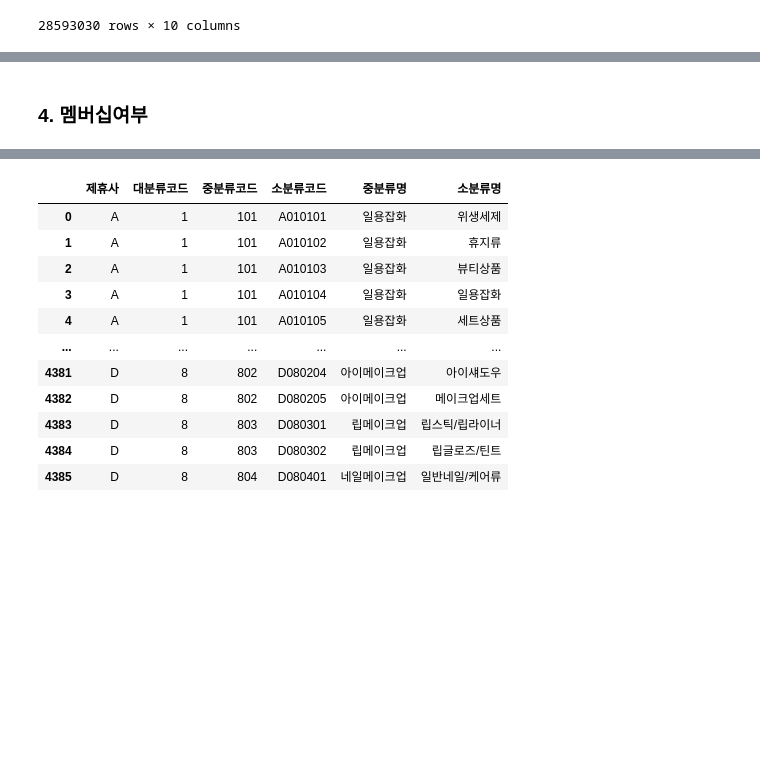
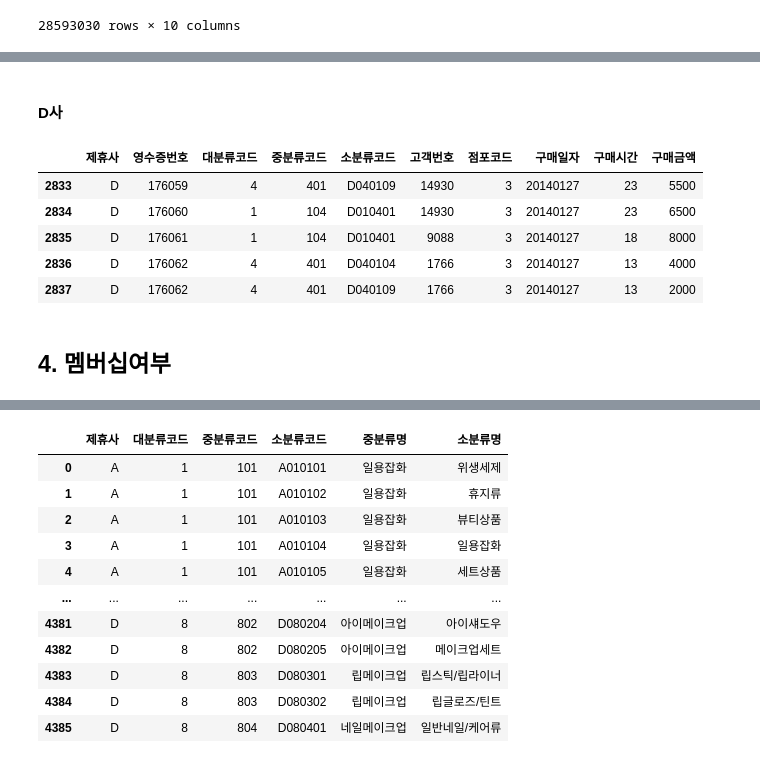
Before and after one commit to PKLH/cakd_LP, a Jupyter notebook: WorkSpace/Han/EDA.ipynb, the cells around one changed output, grey strips where cells are left out. Drawn from its saved outputs; the diff is of its cells as text; code cells hidden in the pictures; blank space fills up the shorter version.

```diff
--- a/WorkSpace/Han/EDA.ipynb
+++ b/WorkSpace/Han/EDA.ipynb
@@ -93,2 +308,14 @@ purprd
+# %% [markdown]
+#### D사
+# %%
+purprd_D = purprd[purprd.제휴사=='D']
+purprd_D.head()
+# %% [output]
+|  | 제휴사 | 영수증번호 | 대분류코드 | 중분류코드 | 소분류코드 | 고객번호 | 점포코드 | 구매일자 | 구매시간 | 구매금액 |
+| 2833 | D | 176059 | 4 | 401 | D040109 | 14930 | 3 | 20140127 | 23 | 5500 |
+| 2834 | D | 176060 | 1 | 104 | D010401 | 14930 | 3 | 20140127 | 23 | 6500 |
+| 2835 | D | 176061 | 1 | 104 | D010401 | 9088 | 3 | 20140127 | 18 | 8000 |
+| 2836 | D | 176062 | 4 | 401 | D040104 | 1766 | 3 | 20140127 | 13 | 4000 |
+| 2837 | D | 176062 | 4 | 401 | D040109 | 1766 | 3 | 20140127 | 13 | 2000 |
 # %% [markdown]
-### 4. 멤버십여부
+## 4. 멤버십여부
```
Also changed, not shown: parts of 110 cells of this notebook.
